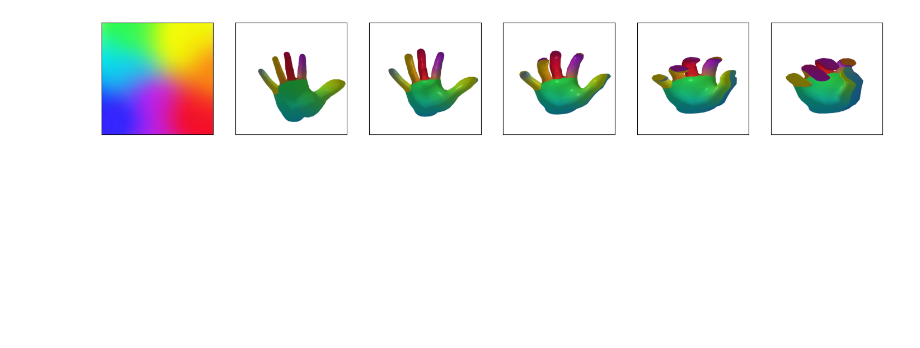
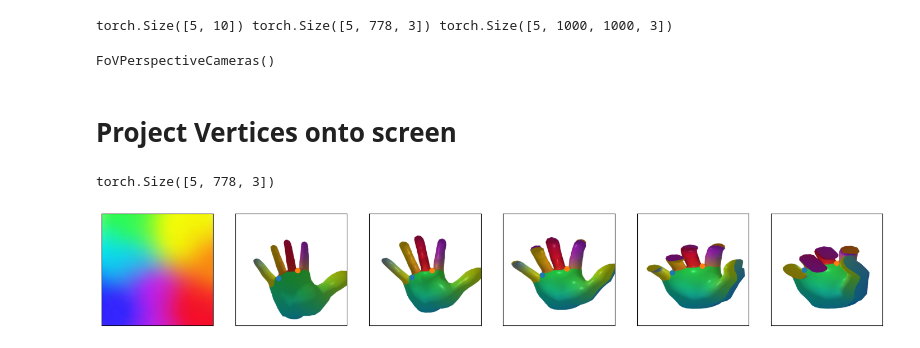
Before and after one commit to zeakey/bezier-palm, a Jupyter notebook: bezier-palm3d.ipynb, the cells around one changed output. Cells and saved outputs as stored; diff of their text form; code cells hidden in the pictures; blank space fills up the shorter version.

```diff
--- a/bezier-palm3d.ipynb
+++ b/bezier-palm3d.ipynb
@@ -83,14 +76,29 @@ meshes = pytorch3d.structures.Meshes(verts.to(device), faces.to(device))
 # %%
+# 每个id一个随机的beta
+beta = (torch.randn(1, 10)*.2).repeat(bsize, 1).to(device)
+
+# 每个样本一个随机的alpha
+alpha = torch.linspace(0, 1.5, bsize).view(bsize, 1).to(beta)
+pose = alpha * concave + (1 - alpha) * flat
+
 tex_fn = 'color-grad.jpg'
 tex_img = np.array(Image.open(tex_fn).resize(image_size))
 
 textures = torch.from_numpy(tex_img[None,] / 255).to(beta).repeat(bsize, 1, 1, 1)
 
+verts, joints, faces = get_vjf(mano_model, beta, pose, global_orient, translate)
+meshes = pytorch3d.structures.Meshes(verts.to(device), faces.to(device))
+
 meshes.textures = TexturesUV(
     verts_uvs=[uv_data['verts_uvs'].to(device),] * bsize,
     faces_uvs=[uv_data['faces_uvs'].to(device),] * bsize,
     maps = textures)
+# %%
+print(beta.shape, verts.shape, textures.shape)
+# %% [output]
+torch.Size([5, 10]) torch.Size([5, 778, 3]) torch.Size([5, 1000, 1000, 3])
 # %%
+# 每一个样本随即一组相机参数
 R, T = look_at_view_transform(
     dist=np.random.uniform(2.0, 2.8),
     elev=np.random.uniform(270-10, 270+10),
@@ -98,16 +106,35 @@ R, T = look_at_view_transform(
     up = ((-1, 0, 0),))
 images, cameras = render(meshes, R.to(device), T.to(device), image_size=image_size)
 images = images[:, :, :, 0:3].cpu().numpy()
+# %% [output]
+FoVPerspectiveCameras()
+# %% [markdown]
+# Project Vertices onto screen
+# %%
+verts_screen = cameras.transform_points_screen(
+    verts,  # (B, J, 3)
+    image_size=image_size
+)  # (B, J, 3)
+
+print(verts_screen.shape)
+# %% [output]
+torch.Size([5, 778, 3])
 # %%
 fig, axes = plt.subplots(1, bsize+1, figsize=((bsize+1)*3, 3))
 vlplt.clear_ticks(axes)
 axes[0].imshow(tex_img)
 for i in range(1, bsize+1):
     axes[i].imshow(images[i-1])
+    # 下面这两个索引对应的点就是用来裁剪 ROI 的landmark
+    for js in verts_screen[i-1, [161, 228]]:
+        # 这里的 y x 就是渲染出的图像上关键点的坐标
+        # 存下来用于 ROI crop
+        y, x, _ = js.tolist()
+        axes[i].scatter(y, x)
 
 torch.save({'tex_img': torch.tensor(tex_img), 'images': torch.tensor(images)}, f'{tex_fn}.pth')
 # %% [output]
-[figure, old version]
+[figure, new version]
 # %%
 # Image.fromarray(torch.tensor(np.array(Image.open('color-grad.jpg'))).flip(dims=(0,)).numpy()).save('color-grad.jpg')
 # %%
```
Also changed, not shown: parts of 10 cells of this notebook, 1 other file.
